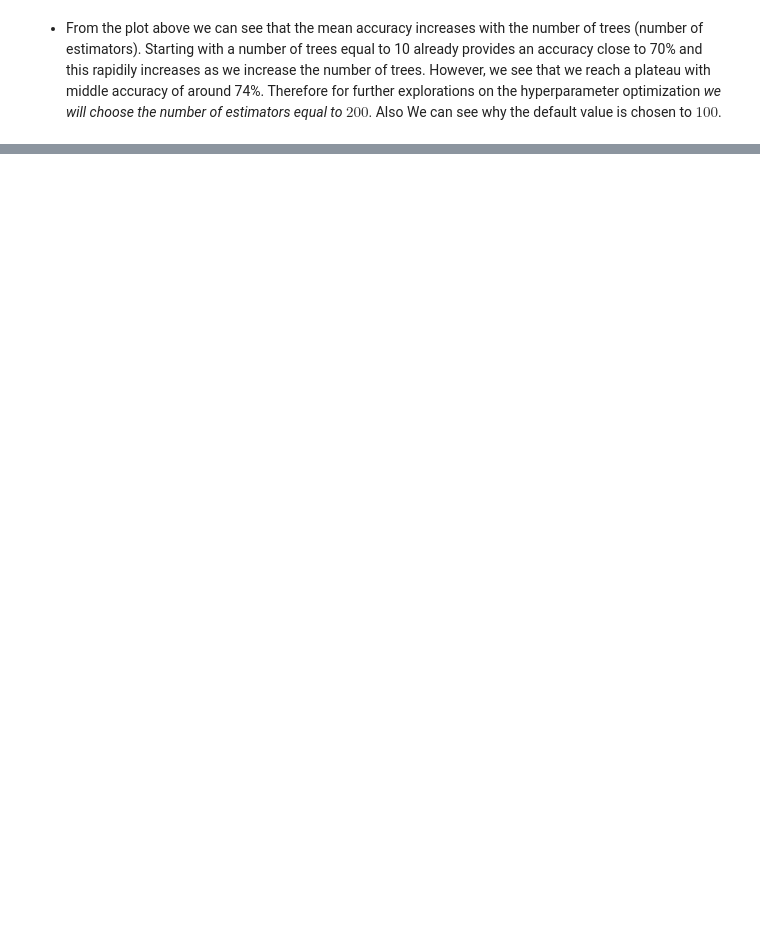
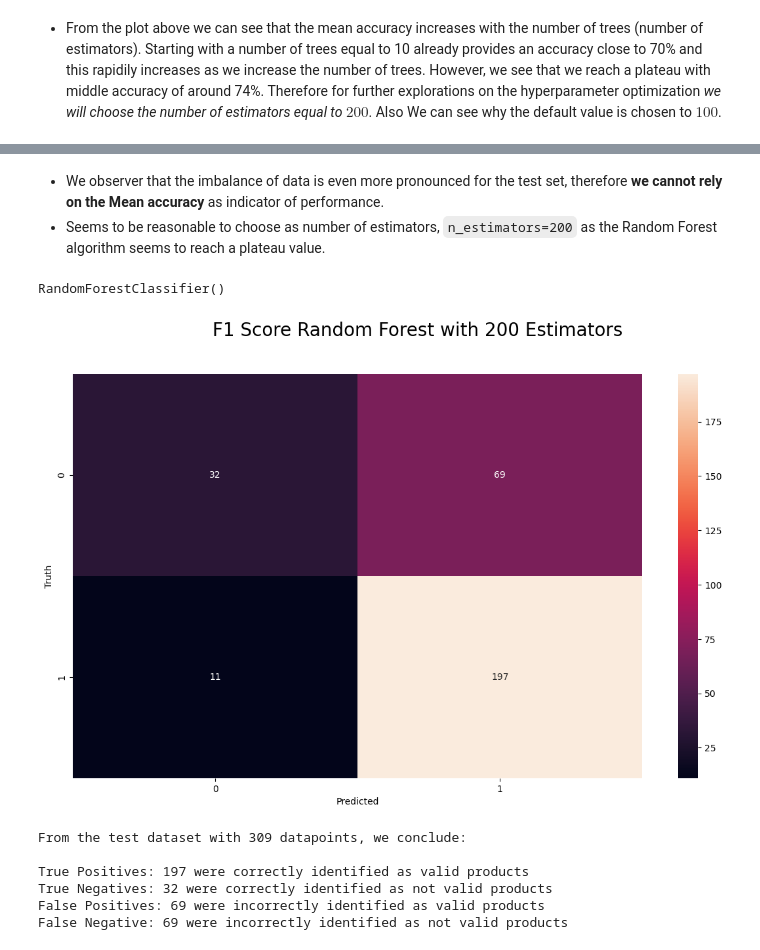
Before and after one commit to Alfredo-Vargas/ai4im, a Jupyter notebook: data/simulated/ai4im-fea.ipynb, the cells around one changed output, grey strips where cells are left out. Cells and saved outputs as stored; diff of their text form; code cells hidden in the pictures; blank space fills up the shorter version.

```diff
--- a/data/simulated/ai4im-fea.ipynb
+++ b/data/simulated/ai4im-fea.ipynb
@@ -353,0 +355,36 @@ The unbalanced of the test set has:
+# %% [markdown]
+- We observer that the imbalance of data is even more pronounced for the test set, therefore **we cannot rely on the Mean accuracy** as indicator of performance.
+- Seems to be reasonable to choose as number of estimators, `n_estimators=200` as the Random Forest algorithm seems to reach a plateau value.
+# %%
+tunned_rfc = RandomForestClassifier(n_estimators=200)
+pilot_model_rfc.fit(X_train, y_train)
+# %% [output]
+RandomForestClassifier()
+# %%
+tunned_accuracy, tunned_predictions = rfc_train_evaluator(tunned_rfc)
+cm = confusion_matrix(y_test, tunned_predictions)
+# %%
+fig_rfc = plt.figure(figsize=[14, 8])
+fs = 20  # fontsize
+lw = 5  # linewidth
+fig_rfc.suptitle("F1 Score Random Forest with 200 Estimators", fontsize=fs)
+sn.heatmap(cm, annot=True, fmt="")
+plt.xlabel("Predicted")
+plt.ylabel("Truth")
+plt.show()
+# %% [output]
+[figure, added]
+# %%
+tn, fp, fn, tp = confusion_matrix(y_test, tunned_predictions).ravel()
+print(f"From the test dataset with {len(y_test)} datapoints, we conclude:\n")
+print(f"True Positives: {tp} were correctly identified as valid products\n\
+True Negatives: {tn} were correctly identified as not valid products\n\
+False Positives: {fp} were incorrectly identified as valid products\n\
+False Negative: {fp} were incorrectly identified as not valid products")
+# %% [output]
+From the test dataset with 309 datapoints, we conclude:
+
+True Positives: 197 were correctly identified as valid products
+True Negatives: 32 were correctly identified as not valid products
+False Positives: 69 were incorrectly identified as valid products
+False Negative: 69 were incorrectly identified as not valid products
```
Also changed, not shown: parts of 21 cells of this notebook.
